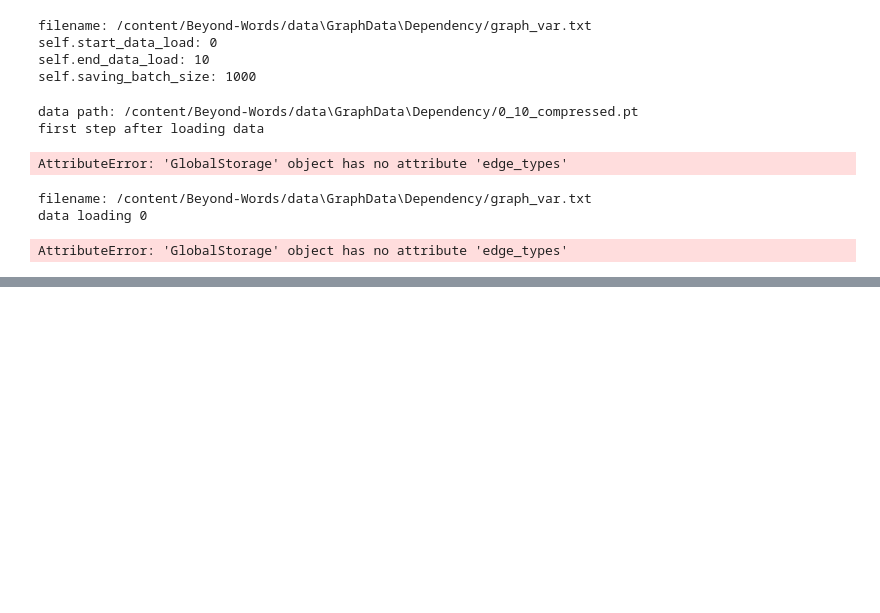
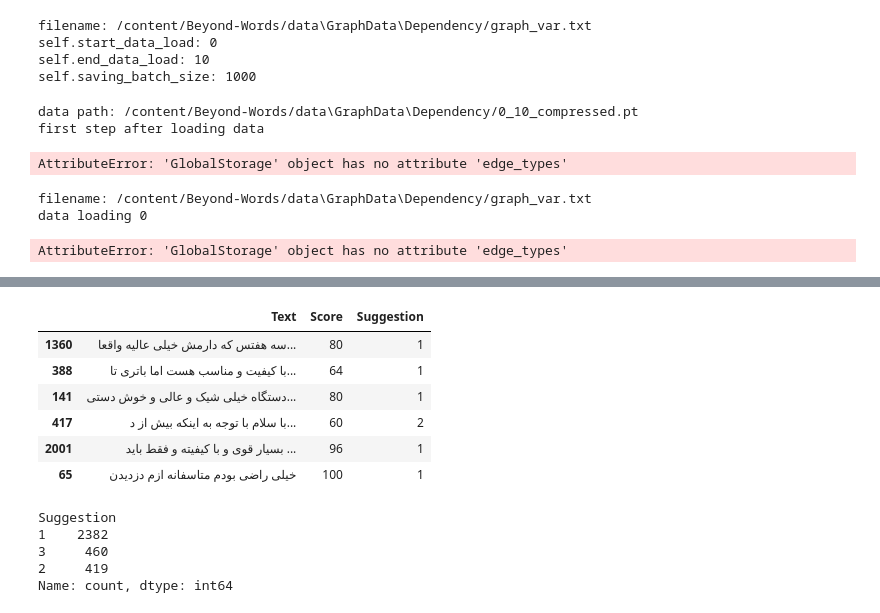
Before and after one commit to raziehAskarizade/Beyond-Words, a Jupyter notebook: 4_5972265382159849620.ipynb, the cells around one changed output, grey strips where cells are left out. Cells and saved outputs as stored; diff of their text form; code cells hidden in the pictures; blank space fills up the shorter version.

```diff
--- a/4_5972265382159849620.ipynb
+++ b/4_5972265382159849620.ipynb
@@ -734,12 +703,0 @@ g_test_df
-# %%
-mega_texts = {}
-count = 0
-for g in g_test_df:
-    mega_text = ''
-    for i in range(g[1].shape[0]):
-        mega_text += g[1].iloc[i][1] + ": " + g[1].iloc[i][2]
-    print(g[0], g[1].iloc[0][2])
-    mega_texts[g[0]] = mega_text
-    count += 1
-    if count == 100:
-        break
@@ -1376,0 +1296,4 @@ print(graph_const.get_first().edge_attr)
+# %%
+import pandas as pd
+
+df = pd.read_csv("data.csv")
@@ -1376,0 +1349,2 @@ print(graph_const.get_first().edge_attr)
+# %%
+test3 = df.sample(frac=1)
@@ -1376,0 +1360,14 @@ print(graph_const.get_first().edge_attr)
+# %%
+for i in range(2000):
+    test3 = test3.sample(frac=1)
+    test3 = shuffle(test3)
+# %%
+test3.head(6)
+# %% [output]
+|  | Text | Score | Suggestion |
+| 1360 | سه هفتس که دارمش خیلی عالیه واقعا... | 80 | 1 |
+| 388 | با کیفیت و مناسب هست اما باتری تا... | 64 | 1 |
+| 141 | دستگاه خیلی شیک و عالی و خوش دستی... | 80 | 1 |
+| 417 | با سلام با توجه به اینکه بیش از د... | 60 | 2 |
+| 2001 | بسیار قوی و با کیفیته و فقط باید ... | 96 | 1 |
+| 65 | خیلی راضی بودم متاسفانه ازم دزدیدن | 100 | 1 |
@@ -1376,0 +1381,8 @@ print(graph_const.get_first().edge_attr)
+# %%
+df['Suggestion'].value_counts()
+# %% [output]
+Suggestion
+1    2382
+3     460
+2     419
+Name: count, dtype: int64
```
Also changed, not shown: parts of 34 cells of this notebook, 7 other files.
